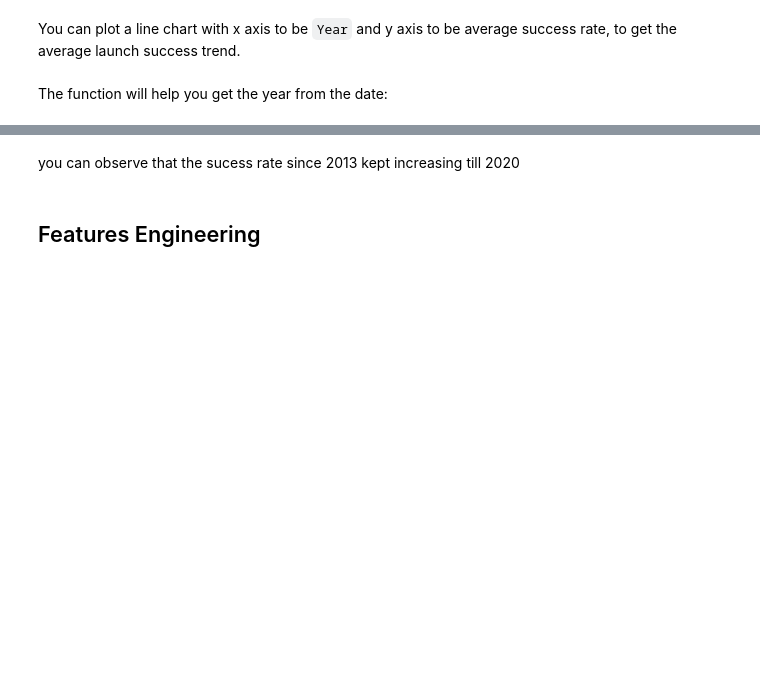
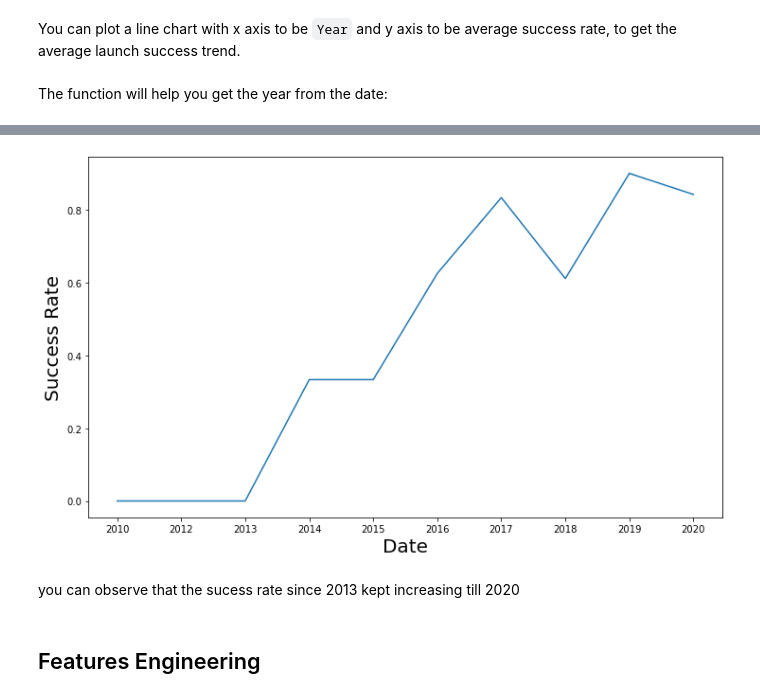
Before and after one commit to EvgenyKiryan/SpaceY, a Jupyter notebook: EDA with Data Visualization.ipynb, the cells around one changed output, grey strips where cells are left out. Drawn from its saved outputs; the diff is of its cells as text; code cells hidden in the pictures; blank space fills up the shorter version.

```diff
--- a/EDA with Data Visualization.ipynb
+++ b/EDA with Data Visualization.ipynb
@@ -149,3 +185,6 @@ def Extract_year(date):
     return year
 # %%
 # Plot a line chart with x axis to be the extracted year and y axis to be the success rate
+df['year']=Extract_year(df["Date"])
+df_year=df.groupby(['year'])['Class'].mean().reset_index()
+df_year.head()
@@ -152,3 +198,11 @@ def Extract_year(date):
+# %%
+plt.figure(figsize = (12,7))
+sns.lineplot(data=df_year, x="year", y="Class")
+plt.xlabel("Date",fontsize=20)
+plt.ylabel("Success Rate",fontsize=20)
+plt.show()
+# %% [output]
+[figure, added]
 # %% [markdown]
 you can observe that the sucess rate since 2013 kept increasing till 2020
 # %% [markdown]
```
Also changed, not shown: parts of 8 cells of this notebook.
